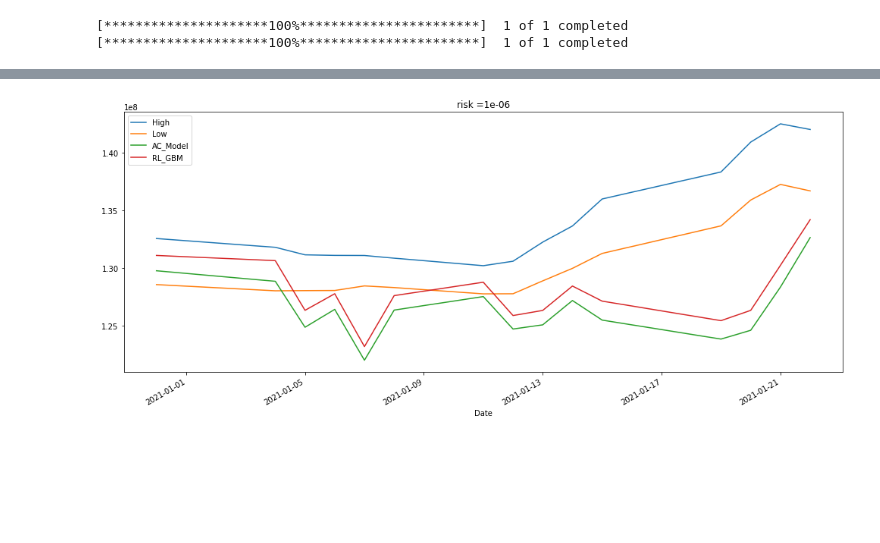
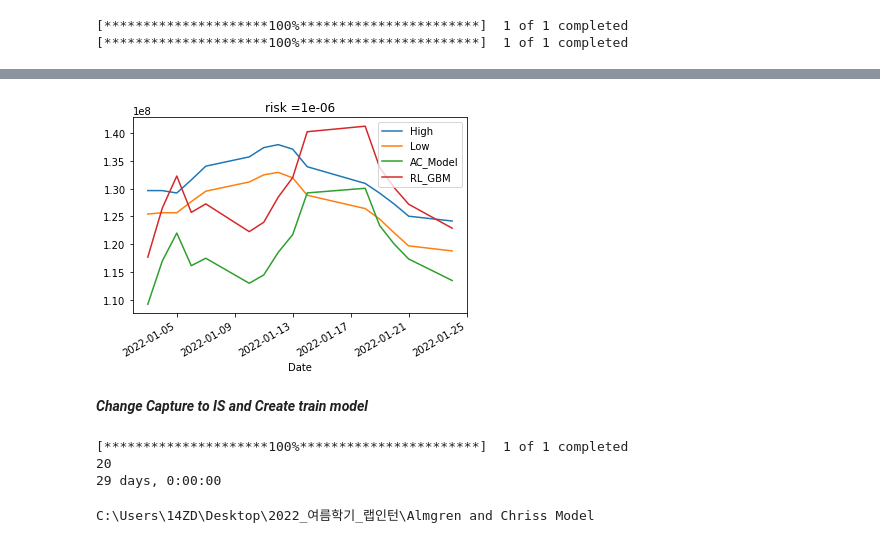
Before and after one commit to bonwoo-koo9/Optimal-Trade-Execution-using-Reinforcement-Learning, a Jupyter notebook: AC Model Simulation Reinforcement Learning.ipynb, the cells around one changed output, grey strips where cells are left out. Drawn from its saved outputs; the diff is of its cells as text; code cells hidden in the pictures; blank space fills up the shorter version.

```diff
--- a/AC Model Simulation Reinforcement Learning.ipynb
+++ b/AC Model Simulation Reinforcement Learning.ipynb
@@ -38,6 +38,7 @@ class AC_model():
 
         #DataFrame for Total Capture of "High" Price Execution and "Low" Price Execution
         self.df = yf.download(ticker, start = start_date-timedelta(self.TRAD_DAYS), end = end_date)
+
         self.df_trad = self.df.tail(self.TRAD_DAYS)
         self.total_cash_list, self.date_list = self.calculate_revenue(self.df_trad, 'High', self.slidingwindow_num,
                                                        self.NUM_TRADES, self.num_shares, self.last_num_shares)
@@ -81,7 +82,6 @@ class AC_model():
     def simulate_ac_model(self, episodes):
         for risk in self.llambda_list:
             llambda = risk
-            cnt = 0
 
             #Previous Stock Data with length of Liquidation Time is used for parameter calibration
             start = -abs(self.TRAD_DAYS+self.LIQUIDATION_TIME)
@@ -90,17 +90,24 @@ class AC_model():
             Actual_Revenue_List = []
             capture_list = []
             rl_capture_list =[]
+            cnt = 0
 
             for idx in range(self.slidingwindow_num):
+
+                #데이터 사용은 그 전날까지, 즉 logReturn 의 k번째도 전날이여야함, k-1 = 전전날
+                #data for trading list extraction AC model, not necessary for RL model
                 data = self.df.iloc[start:end]
+
                 if end+NUM_TRADES != 0:
                     data_real_price = self.data_origin.iloc[end:end+self.NUM_TRADES]['Open'].to_numpy()
                 else:
                     data_real_price = self.data_origin.iloc[end:]['Open'].to_numpy()
 
+                #오늘은 1일 (월 첫날) k+1로 가정
+                today = self.data_origin.index[cnt]
                 today = self.df.index[end]
+
                 ac_date_list.append(today)
-
 
                 #Financial Parameters Calibration Using Past Stock Data
                 average_daily_volume = np.mean(data['Volume'])
@@ -180,10 +187,19 @@ class AC_model():
                 rl_capture_hist = np.array([])
                 rl_capture_deque = deque(maxlen=100)
 
+                #Liquidation time 만큼 한칸씩 popleft되야되는 부분 수정 필요
+
+
                 #Run Episodes for Reinforcement Learning
                 for episode in range(episodes):
 
                     #Reset RL Environment in every episode
+                    assert self.LIQUIDATION_TIME >=  6
+                    cnt = 0
+                    data_log_return = self.df.iloc[end-7+cnt:end+cnt]
+                    logReturn_list = data_log_return['Close']
+                    logReturn = list(np.log((logReturn_list / logReturn_list.shift(1))).tail(6))
+
                     rl_env.__init__(0, self.LIQUIDATION_TIME, self.NUM_TRADES,
                              llambda, startingPrice, epsilon,
                              eta, gamma,
@@ -191,27 +207,42 @@ class AC_model():
 
                     rl_trl = rl_env.get_trade_list()
                     rl_trade_list = utils.round_trade_list(trl)
-                    cur_state = np.array(list(rl_env.logReturns) + [rl_env.timeHorizon / rl_env.num_n, \
+                    cur_state = np.array(logReturn + [rl_env.timeHorizon / rl_env.num_n, \
                                                                            rl_env.shares_remaining / rl_env.total_shares])
 
                     rl_env.start_transactions()
+                    rl_action_list = []
 
                     for trade in rl_trade_list:
                         #RL Total Capture Learning
                         rl_action = agent.act(cur_state, add_noise = True)
+                        rl_action_list.append(rl_action[0])
 
                         new_state, rl_reward, done, rl_info = rl_env.step(rl_action)
+                        # env.step 할때마다 state가 바뀌므로 logReturn에 대한 업데이트 필요
+
+                        cnt += 1
+                        if end + cnt == 0:
+                            data_log_return = self.df.iloc[end-7+cnt:]
+                        else:
+                            data_log_return = self.df.iloc[end-7+cnt:end+cnt]
+                        logReturn_list = data_log_return['Close']
+                        logReturn = list(np.log((logReturn_list / logReturn_list.shift(1))).tail(6))
+
+                        new_state = np.array(logReturn + [rl_env.timeHorizon / rl_env.num_n, rl_env.shares_remaining / rl_env.total_shares])
 
                         agent.step(cur_state, rl_action, rl_reward, new_state, done)
 
                         cur_state = new_state
-#                         if (episode + 1) % 100 == 0:
-#                             print(cur_state)
 
                         if rl_info.done:
                             rl_capture_hist = np.append(rl_capture_hist, int(rl_info.totalCapture))
                             rl_capture_deque.append(int(rl_info.totalCapture))
                             break
+
+
+    #                     if episode == 0 or episode == 500 or episode == 2400 or episode + 1 == episodes:
+    #                         print("RL trade list by percentage:", rl_action_list)
 
 
                     if idx == 0:
@@ -221,6 +252,7 @@ class AC_model():
 
                     if episode+1 ==  episodes:
                         #print(rl_trade_list)
+                        print(today)
                         print('\rEpisode [{}/{}]\Total Capture: ${:,.2f}'.format(episode + 1, episodes, np.mean(rl_capture_deque)))
 
 
@@ -230,6 +262,7 @@ class AC_model():
 
                 start += 1
                 end += 1
+                cnt += 1
 
 
 
@@ -262,6 +295,7 @@ class AC_model():
             plt.rcParams['figure.figsize'] = [17.0, 7.0]
             titleName = "risk =" + str(llambda)
             newframe.plot(title = titleName)
+            print(newframe)
 
 
 
@@ -270,16 +304,17 @@ class AC_model():
 TOTAL_SHARES = 1000000
 NUM_TRADES = 6
 LIQUIDATION_TIME = 6
-start_date = date(2021,1,1)
-end_date = '2021-02-01'
-ticker = 'AAPL'
+start_date = date(2022,1,3)
+end_date = '2022-02-01'
+ticker = 'TSM'
 ANNUAL_VOLAT = 0.12
 BID_ASK_SP = 1 / 8
 llambda_list= [1e-06]
 plt.rcParams['figure.figsize'] = [17.0, 7.0]
-EPISODES = 3000
+EPISODES = 4000
 
 simulation = AC_model(TOTAL_SHARES, NUM_TRADES, LIQUIDATION_TIME, start_date, end_date, ticker, ANNUAL_VOLAT, BID_ASK_SP, llambda_list)
+#print(simulation.data_origin)
 simulation.simulate_ac_model(EPISODES)
 # %% [output]
 [*********************100%***********************]  1 of 1 completed
@@ -304 +339,3 @@ Episode [3000/3000]\Total Capture: $134,206,031.82
-[figure, old version]
+[figure, new version]
+# %% [markdown]
+***Change Capture to IS and Create train model***
@@ -304,0 +660,20 @@ Episode [3000/3000]\Total Capture: $134,206,031.82
+# %%
+import yfinance as yf
+from datetime import date, timedelta
+
+data_origin = yf.download("AAPL", start='2022-01-03', end='2022-02-01')
+TRAD_DAYS = len(data_origin['Open'])
+print(TRAD_DAYS)
+
+diff = date(2022,2,1) - date(2022,1,3)
+print(diff)
+# %% [output]
+[*********************100%***********************]  1 of 1 completed
+20
+29 days, 0:00:00
+# %%
+import os
+a = os.getcwd()
+print(a)
+# %% [output]
+C:\Users\14ZD\Desktop\2022_여름학기_랩인턴\Almgren and Chriss Model
```
Also changed, not shown: parts of 2 cells of this notebook, 11 other files.
